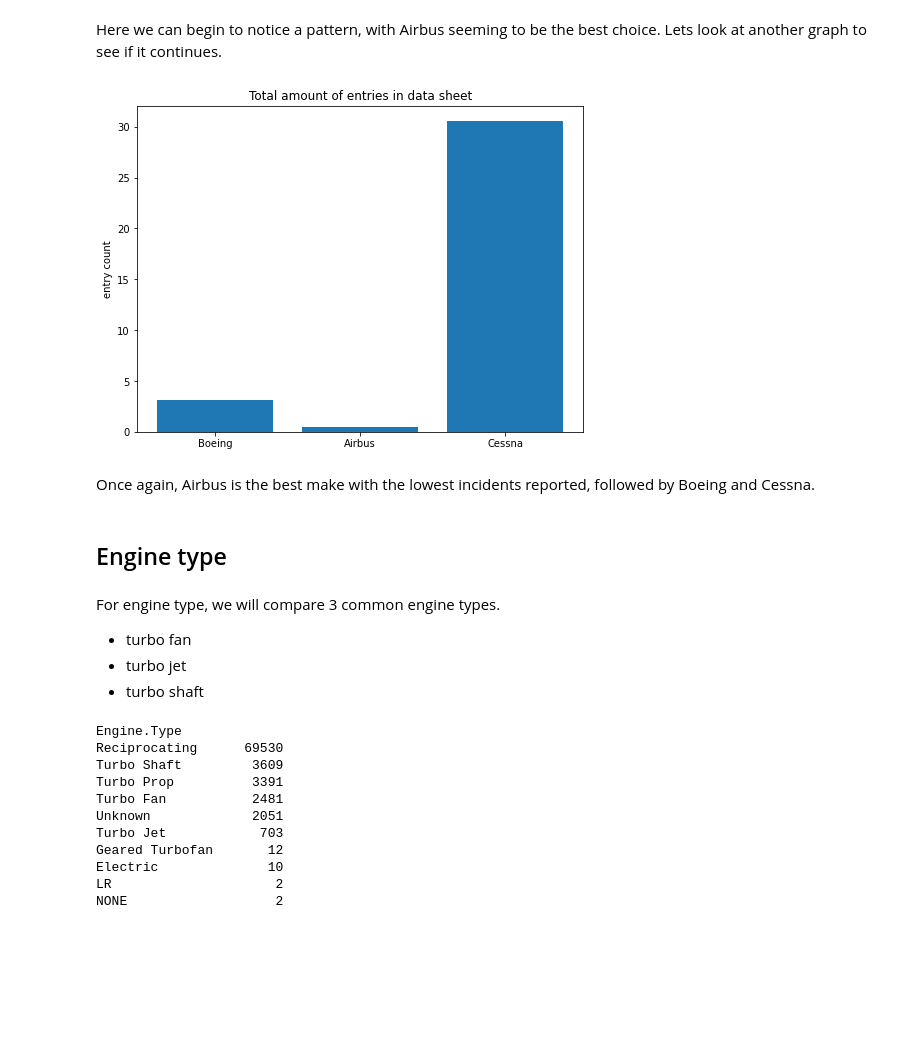
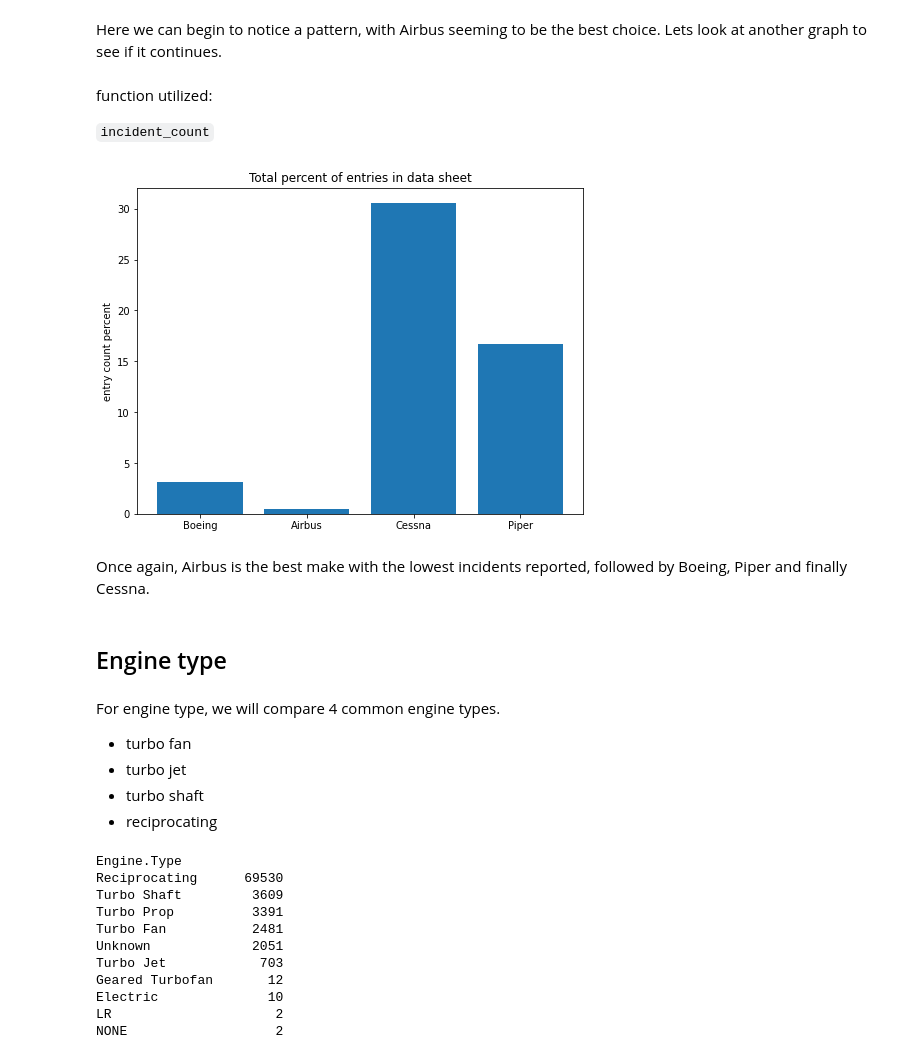
Before and after one commit to Djohnson1313/phase_1_project, a Jupyter notebook: phase_1_project_final.ipynb, the cells around one changed output. Saved outputs shown, nothing was run; the diff lists cells and outputs as text; code cells hidden in the pictures; blank space fills up the shorter version.

```diff
--- a/phase_1_project_final.ipynb
+++ b/phase_1_project_final.ipynb
@@ -354,29 +417,33 @@ ax.set_ylabel('percent of incidents');
 # %% [markdown]
 Here we can begin to notice a pattern, with Airbus seeming to be the best choice. Lets look at another graph to see if it continues.
+# %% [markdown]
+function utilized:
+
+`incident_count`
 # %%
-# Bargraph to show how many entries each brand is responable for
-
-height = [3.1, 0.51, 30.55]
-x = range(3)
-labels = ['Boeing', 'Airbus', 'Cessna']
+# Bargraph to show percent of entries each brand is responable for
+height = [3.1, 0.51, 30.55, 16.73]
+x = range(4)
+labels = ['Boeing', 'Airbus', 'Cessna', 'Piper']
 
 fig, ax = plt.subplots(figsize = (8,6))
 ax.bar(x, height, tick_label = labels)
 
-ax.set_title('Total amount of entries in data sheet')
-ax.set_ylabel('entry count');
+ax.set_title('Total percent of entries in data sheet')
+ax.set_ylabel('entry count percent');
 # %% [output]
-[figure, old version]
+[figure, new version]
 # %% [markdown]
-Once again, Airbus is the best make with the lowest incidents reported, followed by Boeing and Cessna.
+Once again, Airbus is the best make with the lowest incidents reported, followed by Boeing, Piper and finally Cessna.
 # %% [markdown]
 ## Engine type
 # %% [markdown]
-For engine type, we will compare 3 common engine types.
+For engine type, we will compare 4 common engine types.
 
 - turbo fan
 - turbo jet
 - turbo shaft
+- reciprocating
 # %%
 df1['Engine.Type'].value_counts()
 # %% [output]
```
Also changed, not shown: parts of 69 cells of this notebook, 1 other file.
